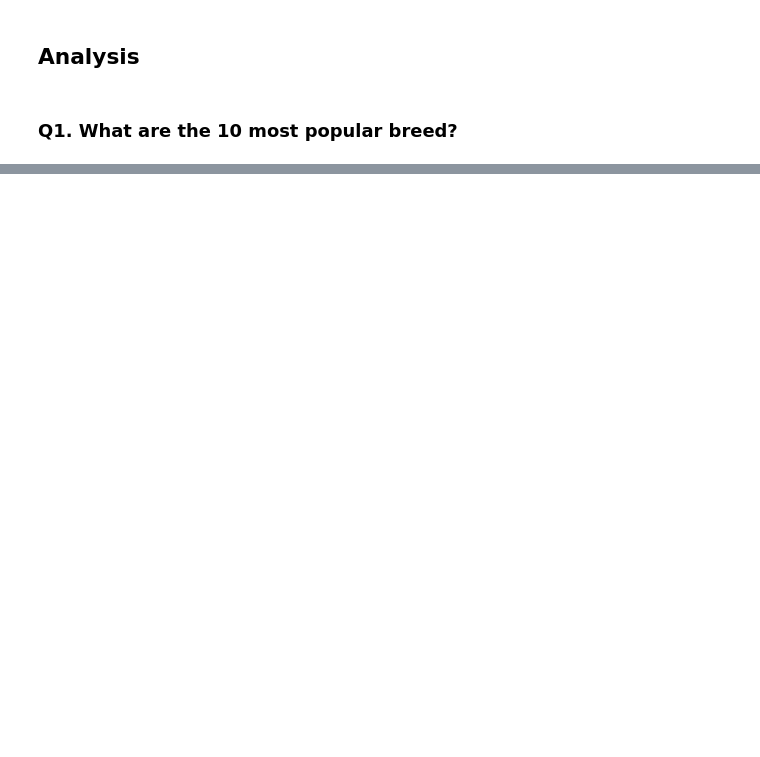
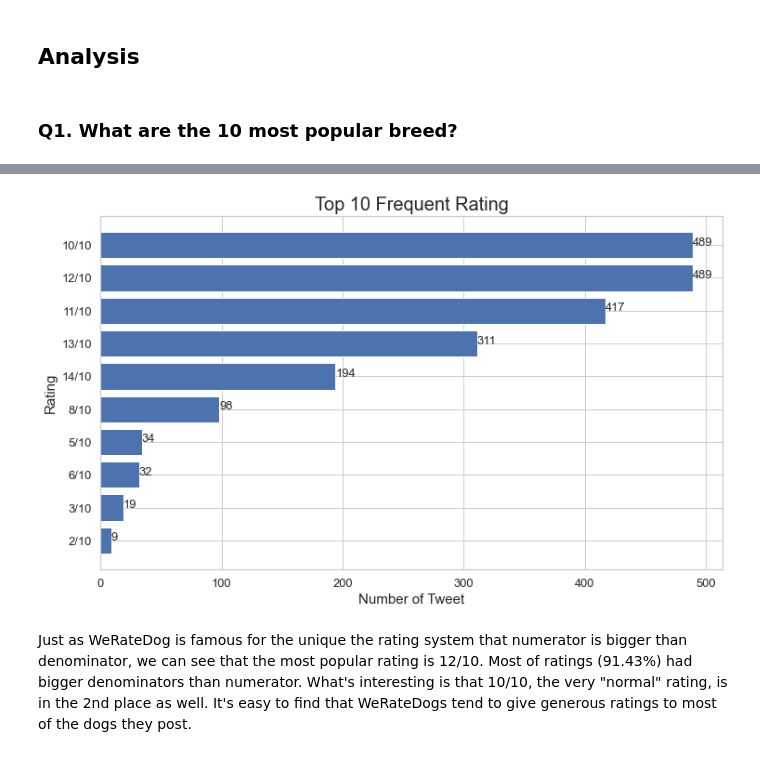
Before and after one commit to miji-lee-kr/Wrangling_WeRateDogs, a Jupyter notebook: Wrangling_WeRateDogs.ipynb, the cells around one changed output, grey strips where cells are left out. Cells and saved outputs as stored; diff of their text form; code cells hidden in the pictures; blank space fills up the shorter version.

```diff
--- a/Wrangling_WeRateDogs.ipynb
+++ b/Wrangling_WeRateDogs.ipynb
@@ -633,0 +725,17 @@ Based on the number of dog breed that has been posted, we have made a bar chart
+# %%
+frequent_rating = twit_arc.ratings.value_counts()[:10]
+plt.figure(figsize = (12,7))
+plt.barh(y = frequent_rating.index, width= frequent_rating)
+plt.title("Top 10 Frequent Rating", size = 20)
+plt.ylabel("Rating", size = 15)
+plt.xlabel("Number of Tweet", size = 15)
+plt.xticks(size = 13)
+plt.yticks(size = 13)
+plt.gca().invert_yaxis()
+
+for index, value in enumerate(frequent_rating):
+    plt.text(value, index, str(value), size = 13);
+# %% [output]
+[figure, added]
+# %% [markdown]
+Just as WeRateDog is famous for the unique the rating system that numerator is bigger than denominator, we can see that the most popular rating is 12/10. Most of ratings (91.43%) had bigger denominators than numerator. What's interesting is that 10/10, the very "normal" rating, is in the 2nd place as well. It's easy to find that WeRateDogs tend to give generous ratings to most of the dogs they post.
```
Also changed, not shown: parts of 11 cells of this notebook.
